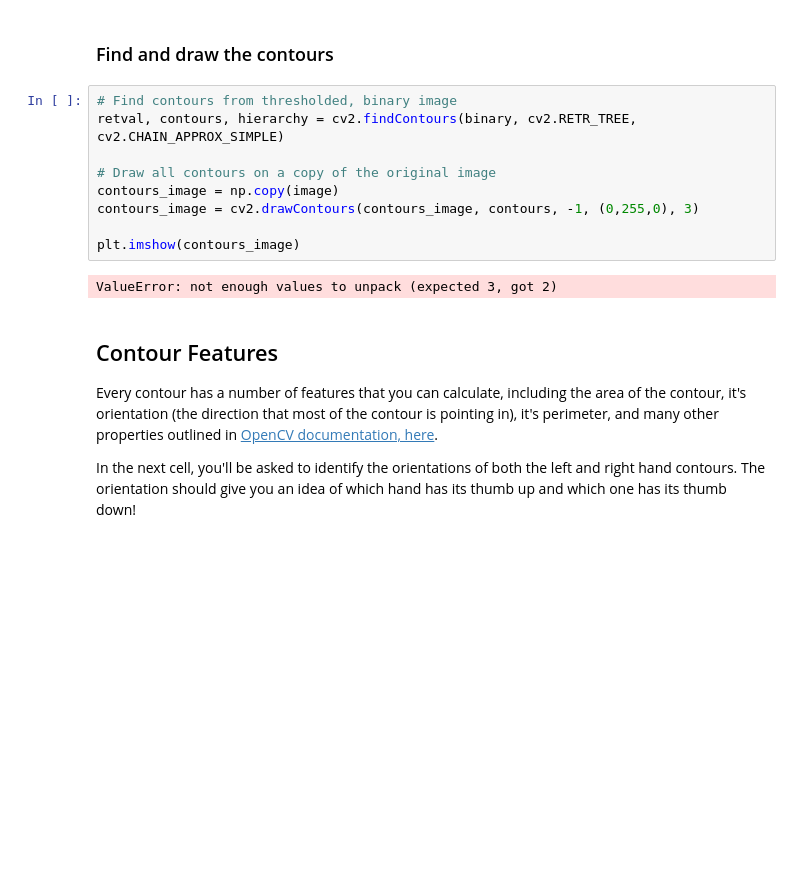
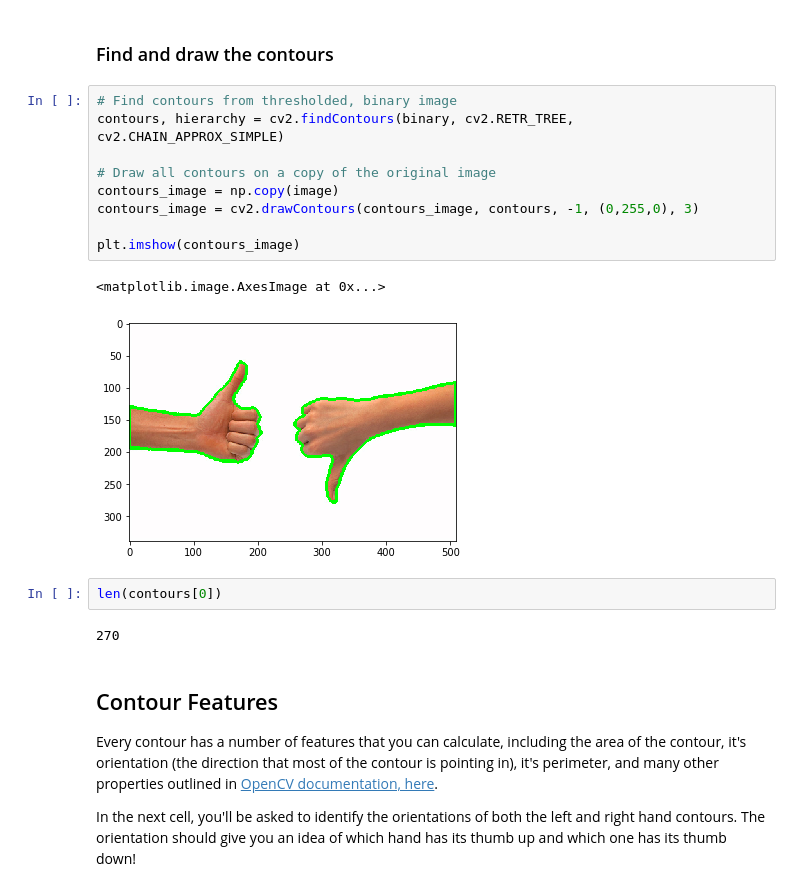
Before and after one commit to bwassim/CVND_Exercises, a Jupyter notebook: 1_3_Types_of_Features_Image_Segmentation/2. Contour detection and features.ipynb, the cells around one changed output. Drawn from its saved outputs; the diff is of its cells as text; blank space fills up the shorter version.

```diff
--- a/1_3_Types_of_Features_Image_Segmentation/2. Contour detection and features.ipynb
+++ b/1_3_Types_of_Features_Image_Segmentation/2. Contour detection and features.ipynb
@@ -36,15 +36,20 @@ plt.imshow(binary, cmap='gray')
 ### Find and draw the contours
 # %%
 # Find contours from thresholded, binary image
-retval, contours, hierarchy = cv2.findContours(binary, cv2.RETR_TREE, cv2.CHAIN_APPROX_SIMPLE)
+contours, hierarchy = cv2.findContours(binary, cv2.RETR_TREE, cv2.CHAIN_APPROX_SIMPLE)
 
 # Draw all contours on a copy of the original image
 contours_image = np.copy(image)
 contours_image = cv2.drawContours(contours_image, contours, -1, (0,255,0), 3)
 
 plt.imshow(contours_image)
 # %% [output]
-ValueError: not enough values to unpack (expected 3, got 2)
+<matplotlib.image.AxesImage at 0x...>
+[figure, added]
+# %%
+len(contours[0])
+# %% [output]
+270
 # %% [markdown]
 ## Contour Features
 
```
Also changed, not shown: parts of 3 cells of this notebook, 1 other file.
